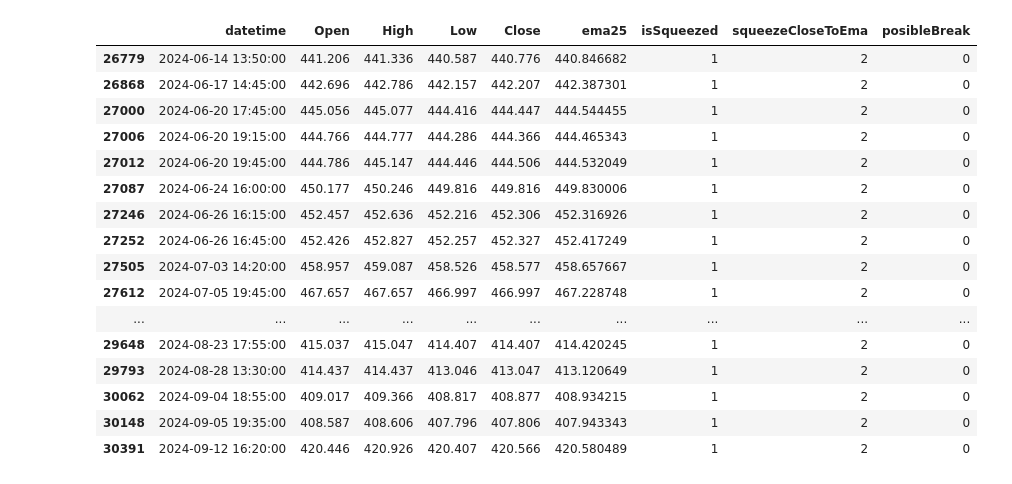
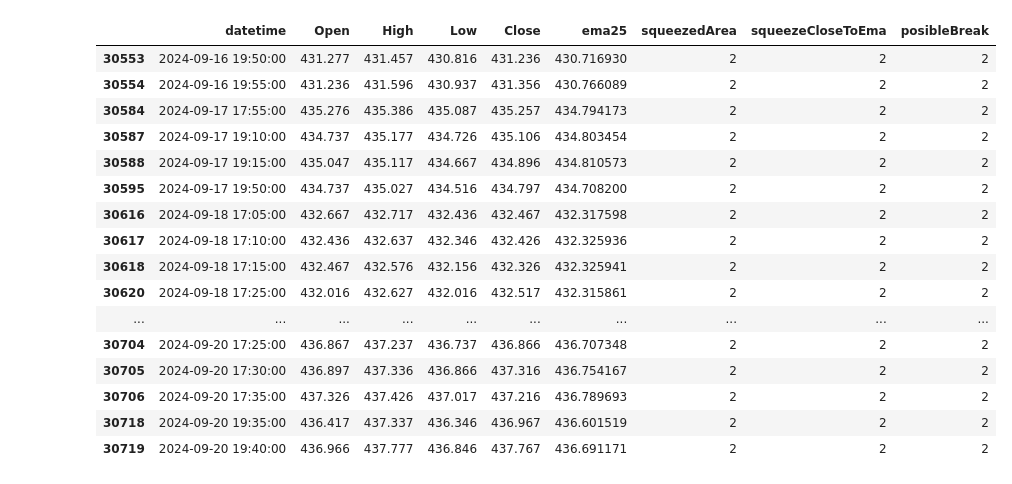
Before and after one commit to gastoncs/jupyter-docker, a Jupyter notebook: app/src/testing/squeez/squeez_pattern_v2.ipynb, the cells around one changed output. Drawn from its saved outputs; the diff is of its cells as text; code cells hidden in the pictures.

```diff
--- a/app/src/testing/squeez/squeez_pattern_v2.ipynb
+++ b/app/src/testing/squeez/squeez_pattern_v2.ipynb
@@ -46,61 +46,61 @@ def detectSqueezeCloseToEMA(zoneWidth = .30):
 
     df['squeezeCloseToEma'] = EMA25['PRICE_ACCION_NEUTRAL'].value
 
-    cond =((df.isSqueezed == True) & (abs(df.Low-df.ema25)<=zoneWidth))
+    cond =((df.squeezedArea == EMA25['PRICE_ACCION_OVER'].value) & (abs(df.Low-df.ema25)<=zoneWidth))
     df.loc[cond, 'squeezeCloseToEma'] = EMA25['PRICE_ACCION_OVER'].value
 
-    cond =((df.isSqueezed == True) & (abs(df.High-df.ema25)<=zoneWidth))
+    cond =((df.squeezedArea == EMA25['PRICE_ACCION_UNDER'].value) & (abs(df.High-df.ema25)<=zoneWidth))
     df.loc[cond, 'squeezeCloseToEma'] = EMA25['PRICE_ACCION_UNDER'].value
 
 def detectSqueeze():
 
-    df['isSqueezed'] = EMA25['PRICE_ACCION_NEUTRAL'].value
+    df['squeezedArea'] = EMA25['PRICE_ACCION_NEUTRAL'].value
     cond = ((df.bbu_minus_kcu <= 0) & (df.Close < df.ema25))
-    df.loc[cond, 'isSqueezed'] = EMA25['PRICE_ACCION_UNDER'].value
+    df.loc[cond, 'squeezedArea'] = EMA25['PRICE_ACCION_UNDER'].value
 
     cond2 =((df.bbu_minus_kcu <= 0) & (df.Close > df.ema25))
-    df.loc[cond2, 'isSqueezed'] = EMA25['PRICE_ACCION_OVER'].value
+    df.loc[cond2, 'squeezedArea'] = EMA25['PRICE_ACCION_OVER'].value
 
 if __name__ == '__main__':
 
     df = pd.read_csv("../data/MSFT/MSFT.USUSD_Candlestick_5_M_BID_01.09.2022-21.09.2024.csv")
     #df=df[0:10000]
     df=df[df['Volume']!=0]
     df.rename(columns = {'Gmt time':'datetime'}, inplace = True)
     df["datetime"]=df["datetime"].str.replace(".000","")
     df['datetime']=pd.to_datetime(df['datetime'],format='%d.%m.%Y %H:%M:%S')
     df['ema25'] = df['Close'].ewm(span=25, adjust=False).mean()
     df=df[df.High!=df.Low]
 
     df.reset_index(drop=True, inplace=True)
     pd.options.mode.copy_on_write = True
 
     calculateBolingerAndKeltnerChannels(kc)
     detectSqueeze()
     detectSqueezeCloseToEMA()
     detectPosibleBreak()
 
-    df = df[['datetime','Open','High','Low','Close','ema25','isSqueezed','squeezeCloseToEma','posibleBreak']]
+    df = df[['datetime','Open','High','Low','Close','ema25','squeezedArea','squeezeCloseToEma','posibleBreak']]
     result = df.loc[df["squeezeCloseToEma"]==2]
 result.tail(30)
 # %% [output]
-|  | datetime | Open | High | Low | Close | ema25 | isSqueezed | squeezeCloseToEma | posibleBreak |
-| 26779 | 2024-06-14 13:50:00 | 441.206 | 441.336 | 440.587 | 440.776 | 440.846682 | 1 | 2 | 0 |
-| 26868 | 2024-06-17 14:45:00 | 442.696 | 442.786 | 442.157 | 442.207 | 442.387301 | 1 | 2 | 0 |
-| 27000 | 2024-06-20 17:45:00 | 445.056 | 445.077 | 444.416 | 444.447 | 444.544455 | 1 | 2 | 0 |
-| 27006 | 2024-06-20 19:15:00 | 444.766 | 444.777 | 444.286 | 444.366 | 444.465343 | 1 | 2 | 0 |
-| 27012 | 2024-06-20 19:45:00 | 444.786 | 445.147 | 444.446 | 444.506 | 444.532049 | 1 | 2 | 0 |
-| 27087 | 2024-06-24 16:00:00 | 450.177 | 450.246 | 449.816 | 449.816 | 449.830006 | 1 | 2 | 0 |
-| 27246 | 2024-06-26 16:15:00 | 452.457 | 452.636 | 452.216 | 452.306 | 452.316926 | 1 | 2 | 0 |
-| 27252 | 2024-06-26 16:45:00 | 452.426 | 452.827 | 452.257 | 452.327 | 452.417249 | 1 | 2 | 0 |
-| 27505 | 2024-07-03 14:20:00 | 458.957 | 459.087 | 458.526 | 458.577 | 458.657667 | 1 | 2 | 0 |
-| 27612 | 2024-07-05 19:45:00 | 467.657 | 467.657 | 466.997 | 466.997 | 467.228748 | 1 | 2 | 0 |
+|  | datetime | Open | High | Low | Close | ema25 | squeezedArea | squeezeCloseToEma | posibleBreak |
+| 30553 | 2024-09-16 19:50:00 | 431.277 | 431.457 | 430.816 | 431.236 | 430.716930 | 2 | 2 | 2 |
+| 30554 | 2024-09-16 19:55:00 | 431.236 | 431.596 | 430.937 | 431.356 | 430.766089 | 2 | 2 | 2 |
+| 30584 | 2024-09-17 17:55:00 | 435.276 | 435.386 | 435.087 | 435.257 | 434.794173 | 2 | 2 | 2 |
+| 30587 | 2024-09-17 19:10:00 | 434.737 | 435.177 | 434.726 | 435.106 | 434.803454 | 2 | 2 | 2 |
+| 30588 | 2024-09-17 19:15:00 | 435.047 | 435.117 | 434.667 | 434.896 | 434.810573 | 2 | 2 | 2 |
+| 30595 | 2024-09-17 19:50:00 | 434.737 | 435.027 | 434.516 | 434.797 | 434.708200 | 2 | 2 | 2 |
+| 30616 | 2024-09-18 17:05:00 | 432.667 | 432.717 | 432.436 | 432.467 | 432.317598 | 2 | 2 | 2 |
+| 30617 | 2024-09-18 17:10:00 | 432.436 | 432.637 | 432.346 | 432.426 | 432.325936 | 2 | 2 | 2 |
+| 30618 | 2024-09-18 17:15:00 | 432.467 | 432.576 | 432.156 | 432.326 | 432.325941 | 2 | 2 | 2 |
+| 30620 | 2024-09-18 17:25:00 | 432.016 | 432.627 | 432.016 | 432.517 | 432.315861 | 2 | 2 | 2 |
 | ... | ... | ... | ... | ... | ... | ... | ... | ... | ... |
-| 29648 | 2024-08-23 17:55:00 | 415.037 | 415.047 | 414.407 | 414.407 | 414.420245 | 1 | 2 | 0 |
-| 29793 | 2024-08-28 13:30:00 | 414.437 | 414.437 | 413.046 | 413.047 | 413.120649 | 1 | 2 | 0 |
-| 30062 | 2024-09-04 18:55:00 | 409.017 | 409.366 | 408.817 | 408.877 | 408.934215 | 1 | 2 | 0 |
-| 30148 | 2024-09-05 19:35:00 | 408.587 | 408.606 | 407.796 | 407.806 | 407.943343 | 1 | 2 | 0 |
-| 30391 | 2024-09-12 16:20:00 | 420.446 | 420.926 | 420.407 | 420.566 | 420.580489 | 1 | 2 | 0 |
+| 30704 | 2024-09-20 17:25:00 | 436.867 | 437.237 | 436.737 | 436.866 | 436.707348 | 2 | 2 | 2 |
+| 30705 | 2024-09-20 17:30:00 | 436.897 | 437.336 | 436.866 | 437.316 | 436.754167 | 2 | 2 | 2 |
+| 30706 | 2024-09-20 17:35:00 | 437.326 | 437.426 | 437.017 | 437.216 | 436.789693 | 2 | 2 | 2 |
+| 30718 | 2024-09-20 19:35:00 | 436.417 | 437.337 | 436.346 | 436.967 | 436.601519 | 2 | 2 | 2 |
+| 30719 | 2024-09-20 19:40:00 | 436.966 | 437.777 | 436.846 | 437.767 | 436.691171 | 2 | 2 | 2 |
 # %%
 def posibleBreakArea(x):
     extraSpace = 1
```
Also changed, not shown: parts of 2 cells of this notebook.
